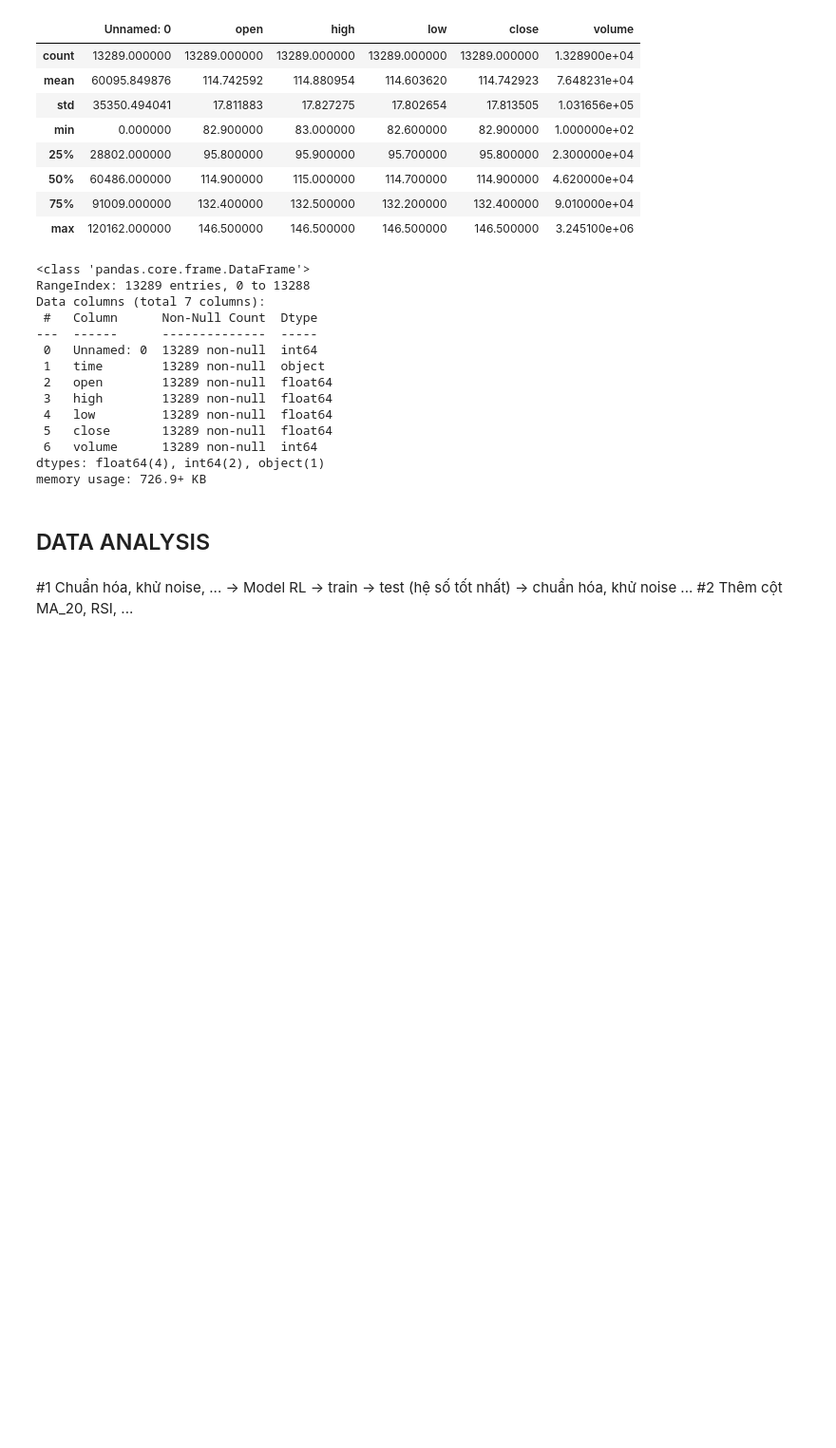
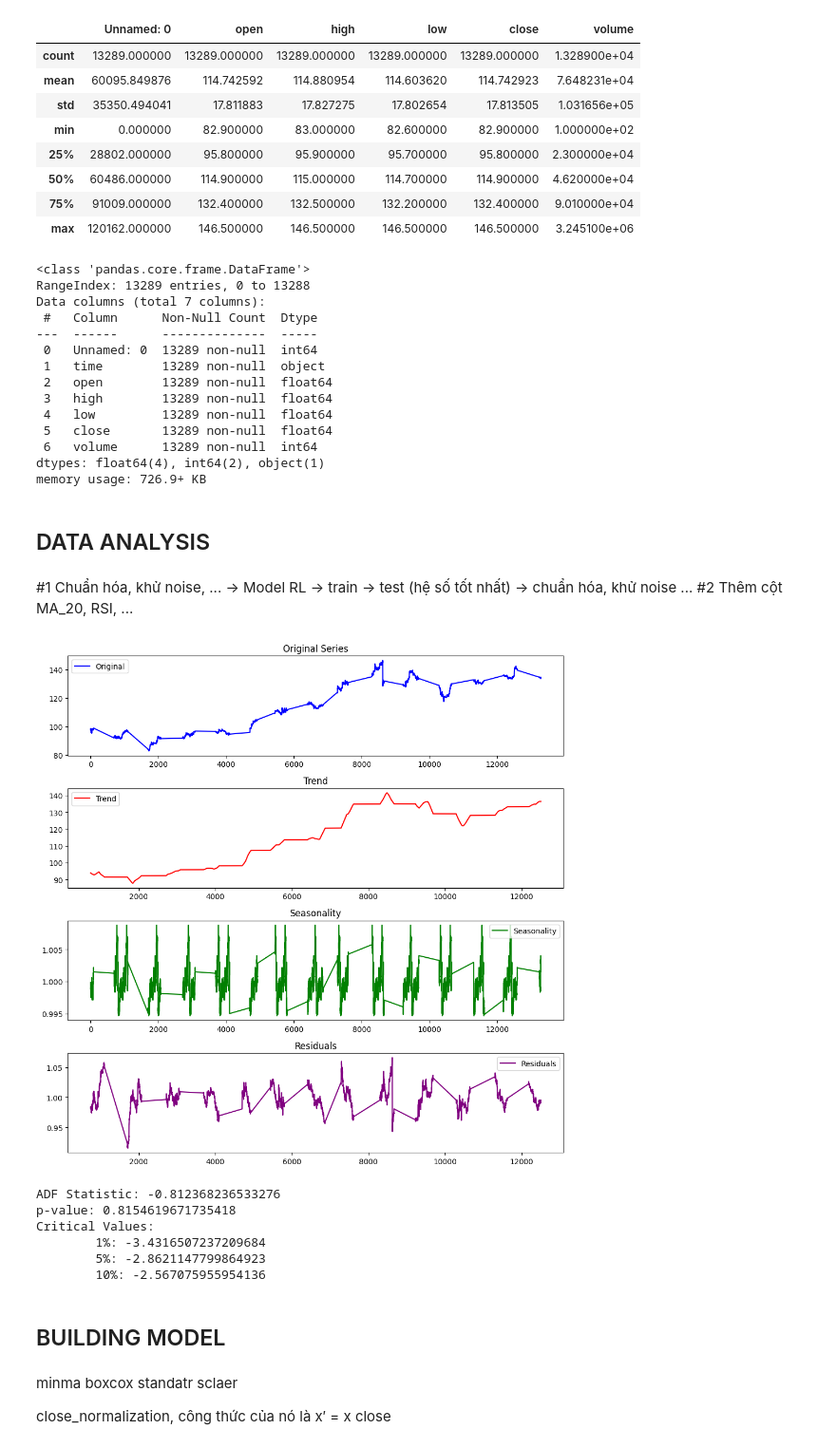
Before and after one commit to Zeres-Engel/Reineforcement-Surfing-Stock, a Jupyter notebook: analysis.ipynb, the cells around one changed output. Shown at 95% size. Cells and saved outputs as stored; diff of their text form; code cells hidden in the pictures; blank space fills up the shorter version.

```diff
--- a/analysis.ipynb
+++ b/analysis.ipynb
@@ -101,8 +100,76 @@ Data columns (total 7 columns):
  6   volume      13289 non-null  int64
 dtypes: float64(4), int64(2), object(1)
 memory usage: 726.9+ KB
+# %%
+
+df['time'] = pd.to_datetime(df['time'], dayfirst=True, errors='coerce')
+
+
+df = df.dropna(subset=['time'])
 # %% [markdown]
 ## DATA ANALYSIS
 # %% [markdown]
 #1 Chuẩn hóa, khử noise, ... -> Model RL -> train -> test (hệ số tốt nhất) -> chuẩn hóa, khử noise ...
 #2 Thêm cột MA_20, RSI, ...
+# %%
+decomposition = sm.tsa.seasonal_decompose(df['close'], model='multiplicative', period=288)
+
+trend = decomposition.trend
+seasonal = decomposition.seasonal
+residual = decomposition.resid
+
+
+plt.figure(figsize=(10, 10))
+
+plt.subplot(411)
+plt.plot(df['close'], label='Original', color='blue')
+plt.legend(loc='best')
+plt.title("Original Series")
+
+plt.subplot(412)
+plt.plot(trend, label='Trend', color='red')
+plt.legend(loc='best')
+plt.title("Trend")
+
+plt.subplot(413)
+plt.plot(seasonal, label='Seasonality', color='green')
+plt.legend(loc='best')
+plt.title("Seasonality")
+
+plt.subplot(414)
+plt.plot(residual, label='Residuals', color='purple')
+plt.legend(loc='best')
+plt.title("Residuals")
+
+plt.tight_layout()
+plt.show()
+
+
+def adf_test(series):
+    result = adfuller(series.dropna())
+    print("ADF Statistic:", result[0])
+    print("p-value:", result[1])
+    print("Critical Values:")
+    for key, value in result[4].items():
+        print(f"\t{key}: {value}")
+
+
+adf_test(df['close'])
+# %% [output]
+[figure, added]
+ADF Statistic: -0.812368236533276
+p-value: 0.8154619671735418
+Critical Values:
+        1%: -3.4316507237209684
+        5%: -2.8621147799864923
+        10%: -2.567075955954136
+# %% [markdown]
+## BUILDING MODEL
+# %% [markdown]
+minma
+boxcox
+standatr sclaer
+
+close_normalization, công thức của nó là
+x′ = x
+close
```
Also changed, not shown: parts of 2 cells of this notebook, 12 other files.
